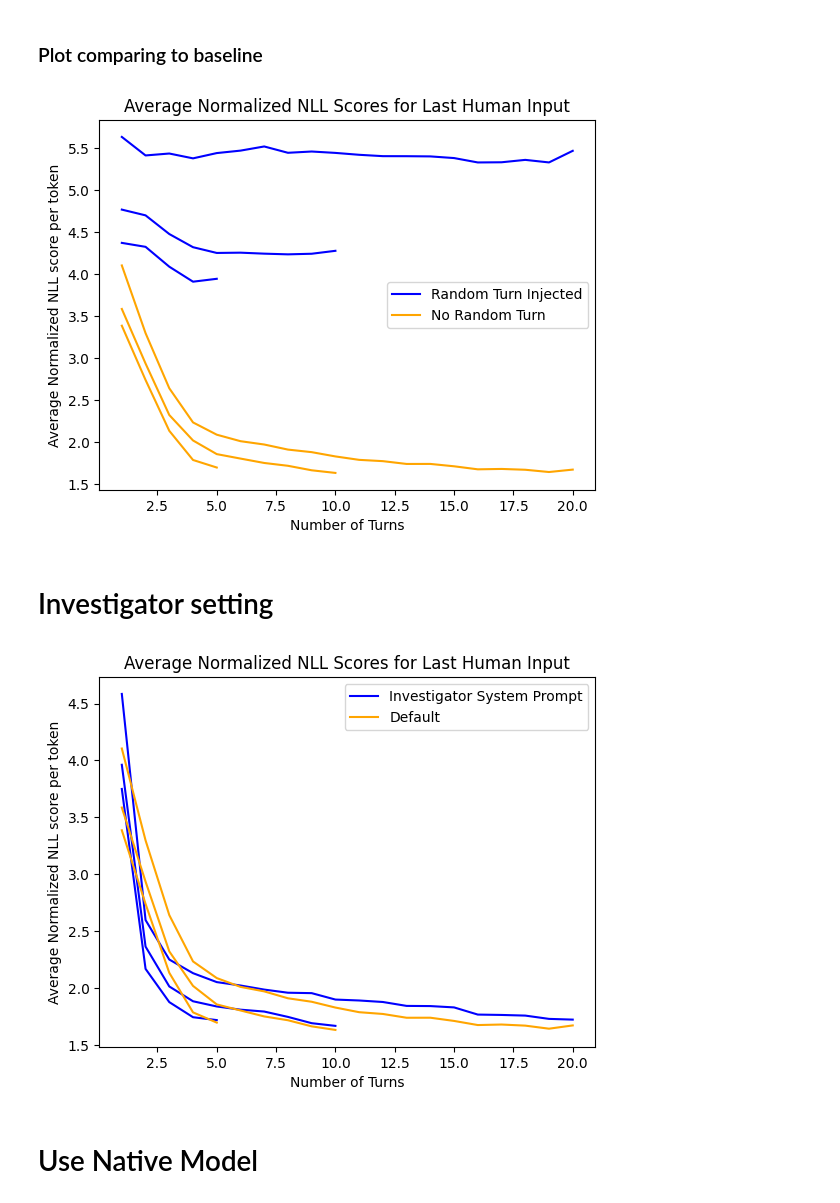
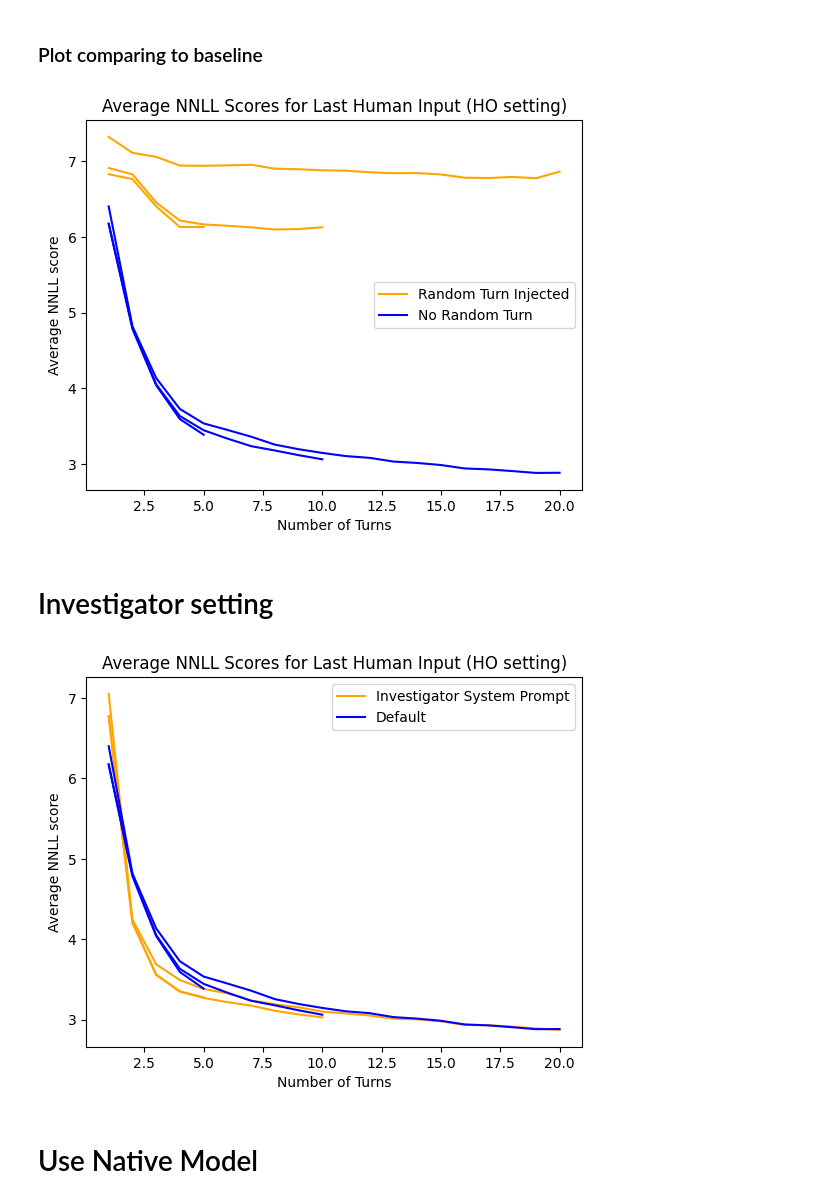
Before and after one commit to Allegra0077/llm-cross-eval, a Jupyter notebook: notebooks/exp_multi_turn_visualize.ipynb, the cells around one changed output. Drawn from its saved outputs; the diff is of its cells as text; code cells hidden in the pictures.

```diff
--- a/notebooks/exp_multi_turn_visualize.ipynb
+++ b/notebooks/exp_multi_turn_visualize.ipynb
@@ -83,15 +179,17 @@ def normalize_scores(results, num_turns, test_human_message):
         normalized_results.append(conversation_result)
     return normalized_results
 # %%
-def read_results(num_turns, human_only, model_only, test_human_message, investigator = False, random_turn = False, native_model = False, mix_inputs = False, empty_assistant = False, normalize = True):
+def read_results(num_turns, human_only, model_only, test_human_message, investigator = False, random_turn = False, native_model = False, mix_inputs = False, empty_assistant = False, normalize = True, template_type = None, low_tokens = None):
     input_setting = "HO" if human_only else "MO" if model_only else "all"
     output_setting = "TH" if test_human_message else "TM"
-    random_turn_setting = "_RT" if random_turn else ""
+    inject_setting = "_RT" if random_turn else ""
     investigator_setting = "_INV" if investigator else ""
     native_model_setting = "_NATIVE" if native_model else ""
     mix_inputs_setting  = "_MIX" if mix_inputs else ""
     empty_assistant_setting = "_EA" if empty_assistant else ""
-    with open(os.path.join("..", "results", "exp_multi_turn_local", input_setting, f"exp_multi_{input_setting}_{output_setting}{random_turn_setting}{investigator_setting}{native_model_setting}{mix_inputs_setting}{empty_assistant_setting}_{num_turns}_turn.json"), "r") as f:
+    template_setting = f"_T{template_type}" if template_type else ""
+    low_token_setting = "_LT" if low_tokens else ""
+    with open(os.path.join("..", "results", "exp_multi_turn_local", input_setting, f"exp_multi_{input_setting}_{output_setting}{inject_setting}{investigator_setting}{native_model_setting}{mix_inputs_setting}{empty_assistant_setting}{template_setting}{low_token_setting}_{num_turns}_turn.json"), "r") as f:
         results = json.load(f)
     if normalize:
         return normalize_scores(results, num_turns, test_human_message)
@@ -345,7 +461,7 @@ for human_only in [True, False, None]:
     if human_only is None:
         model_only = False
         human_only = False
-        label = "Both Human and Model"
+        label = "Entire Conversation"
         color = "green"
     else:
       model_only = not human_only
@@ -353,7 +469,7 @@ for human_only in [True, False, None]:
       color = "blue" if human_only else "orange"
     for num_turns in [5, 10, 20]:
         multi_turn_results = read_results(num_turns, human_only, model_only, test_human_message=test_human_message, normalize=normalize)
-        avg_nll_scores, avg_entropy = average_results(multi_turn_results, num_turns, return_nll=True)
+        avg_nll_scores, avg_entropy, _ = average_results(multi_turn_results, num_turns, return_nll=True)
         plt.plot(range(1, num_turns + 1), [avg_nll_scores[f"logprob_turns_{i}"] for i in range(1, num_turns + 1)], label=label,color=color)
 
 handles, labels = plt.gca().get_legend_handles_labels()
@@ -362,14 +478,14 @@ for handle, label in zip(handles, labels):
   if label not in newLabels:
     newLabels.append(label)
     newHandles.append(handle)
-plt.title("Average Normalized NLL Scores for Last Human Input")
+plt.title("Average NNLL Scores for Last Human Input")
 plt.legend(newHandles, newLabels)
 plt.xlabel("Number of Turns")
 if normalize:
-    plt.ylabel("Average Normalized NLL score per token")
+    plt.ylabel("Average NNLL score")
 else:
   plt.ylabel("Average NLL score")
 normalized_setting = "_norm" if normalize else ""
-plt.savefig(os.path.join("..", "plots", f"exp_multi_calibration_human{normalized_setting}.png"))
+plt.savefig(os.path.join("..", "plots", f"exp_multi_calibration_TH.png"))
 plt.show()
 # %% [output]
@@ -387,7 +579,7 @@ for human_only in [True, False, None]:
     if human_only is None:
         model_only = False
         human_only = False
-        label = "Both Human and Model"
+        label = "Entire Conversation"
         color = "green"
     else:
       model_only = not human_only
@@ -395,7 +587,7 @@ for human_only in [True, False, None]:
       color = "blue" if human_only else "orange"
     for num_turns in [5, 10, 20]:
         multi_turn_results = read_results(num_turns, human_only, model_only, test_human_message=test_human_message, normalize=normalize)
-        avg_nll_scores, avg_entropy = average_results(multi_turn_results, num_turns, return_nll=True)
+        avg_nll_scores, avg_entropy, _ = average_results(multi_turn_results, num_turns, return_nll=True)
         plt.plot(range(1, num_turns + 1), [avg_nll_scores[f"logprob_turns_{i}"] for i in range(1, num_turns + 1)], label=label,color=color)
 
 plt.title("NLL Scores for Last Model Response by Previous Number of Turns")
@@ -405,14 +597,14 @@ for handle, label in zip(handles, labels):
   if label not in newLabels:
     newLabels.append(label)
     newHandles.append(handle)
-plt.title("Average Normalized NLL Scores for Last Model Response")
+plt.title("Average NNLL Scores for Last Model Response")
 plt.legend(newHandles, newLabels)
 plt.xlabel("Number of Turns")
 if normalize:
-    plt.ylabel("Average Normalized NLL score per token")
+    plt.ylabel("Average NNLL score")
 else:
   plt.ylabel("Average NLL score")
 normalized_setting = "_norm" if normalize else ""
-plt.savefig(os.path.join("..", "plots", f"exp_multi_calibration_model{normalized_setting}.png"))
+plt.savefig(os.path.join("..", "plots", f"exp_multi_calibration_TM.png"))
 plt.show()
 # %% [output]
@@ -428,7 +620,7 @@ label = "Human Only" if human_only else "Model Only"
 color = "blue" if human_only else "orange"
 for num_turns in [5, 10, 20]:
     multi_turn_results = read_results(num_turns, human_only, model_only, test_human_message=test_human_message, normalize=normalize)
-    avg_nll_scores, avg_entropy = average_results(multi_turn_results, num_turns, return_nll=True)
+    avg_nll_scores, avg_entropy, _ = average_results(multi_turn_results, num_turns, return_nll=True)
     plt.plot(range(1, num_turns + 1), [avg_nll_scores[f"logprob_turns_{i}"] for i in range(1, num_turns + 1)], label=label,color=color)
 
 plt.title("NLL Scores for Last Model Response by Previous Number of Turns")
@@ -540,31 +716,31 @@ bar_chart(avg_nll_scores)
 # %%
 test_human_message = True
 human_only = True
 model_only = False
 results = dict()
 for random_turn in [True, False]:
     label = "Random Turn Injected" if random_turn else "No Random Turn"
-    color = "blue" if random_turn else "orange"
+    color = "orange" if random_turn else "blue"
     for num_turns in [5, 10, 20]:
         multi_turn_results = read_results(num_turns, human_only, model_only, test_human_message=test_human_message, random_turn=random_turn)
-        avg_nll_scores, avg_entropy = average_results(multi_turn_results, num_turns, return_nll=True)
+        avg_nll_scores, avg_entropy, _ = average_results(multi_turn_results, num_turns, return_nll=True)
         plt.plot(range(1, num_turns + 1), [avg_nll_scores[f"logprob_turns_{i}"] for i in range(1, num_turns + 1)], label=label,color=color)
 
 plt.title("NLL Scores for Last Model Response by Previous Number of Turns")
 handles, labels = plt.gca().get_legend_handles_labels()
 newLabels, newHandles = [], []
 for handle, label in zip(handles, labels):
   if label not in newLabels:
     newLabels.append(label)
     newHandles.append(handle)
-plt.title("Average Normalized NLL Scores for Last Human Input")
+plt.title("Average NNLL Scores for Last Human Input (HO setting)")
 plt.legend(newHandles, newLabels)
 plt.xlabel("Number of Turns")
-plt.ylabel("Average Normalized NLL score per token")
-plt.savefig(os.path.join("..", "plots", f"exp_multi_calibration__random_turn.png"))
+plt.ylabel("Average NNLL score")
+plt.savefig(os.path.join("..", "plots", f"exp_multi_calibration_random_turn.png"))
 plt.show()
 # %% [output]
-[figure, old version]
+[figure, new version]
 # %% [markdown]
 # Investigator setting
 # %%
@@ -574,10 +750,10 @@ model_only = False
 results = dict()
 for investigator in [True, False]:
     label = "Investigator System Prompt" if investigator else "Default"
-    color = "blue" if investigator else "orange"
+    color = "orange" if investigator else "blue"
     for num_turns in [5, 10, 20]:
         multi_turn_results = read_results(num_turns, human_only, model_only, test_human_message=test_human_message, investigator=investigator)
-        avg_nll_scores, avg_entropy = average_results(multi_turn_results, num_turns, return_nll=True)
+        avg_nll_scores, avg_entropy, _ = average_results(multi_turn_results, num_turns, return_nll=True)
         plt.plot(range(1, num_turns + 1), [avg_nll_scores[f"logprob_turns_{i}"] for i in range(1, num_turns + 1)], label=label,color=color)
 
 plt.title("NLL Scores for Last Model Response by Previous Number of Turns")
@@ -587,15 +763,15 @@ for handle, label in zip(handles, labels):
   if label not in newLabels:
     newLabels.append(label)
     newHandles.append(handle)
-plt.title("Average Normalized NLL Scores for Last Human Input")
+plt.title("Average NNLL Scores for Last Human Input (HO setting)")
 plt.legend(newHandles, newLabels)
 plt.xlabel("Number of Turns")
-plt.ylabel("Average Normalized NLL score per token")
+plt.ylabel("Average NNLL score")
 
 plt.savefig(os.path.join("..", "plots", f"exp_multi_calibration_investigator.png"))
 plt.show()
 # %% [output]
-[figure, old version]
+[figure, new version]
 # %% [markdown]
 # Use Native Model
 # %%
```
Also changed, not shown: parts of 59 cells of this notebook.
